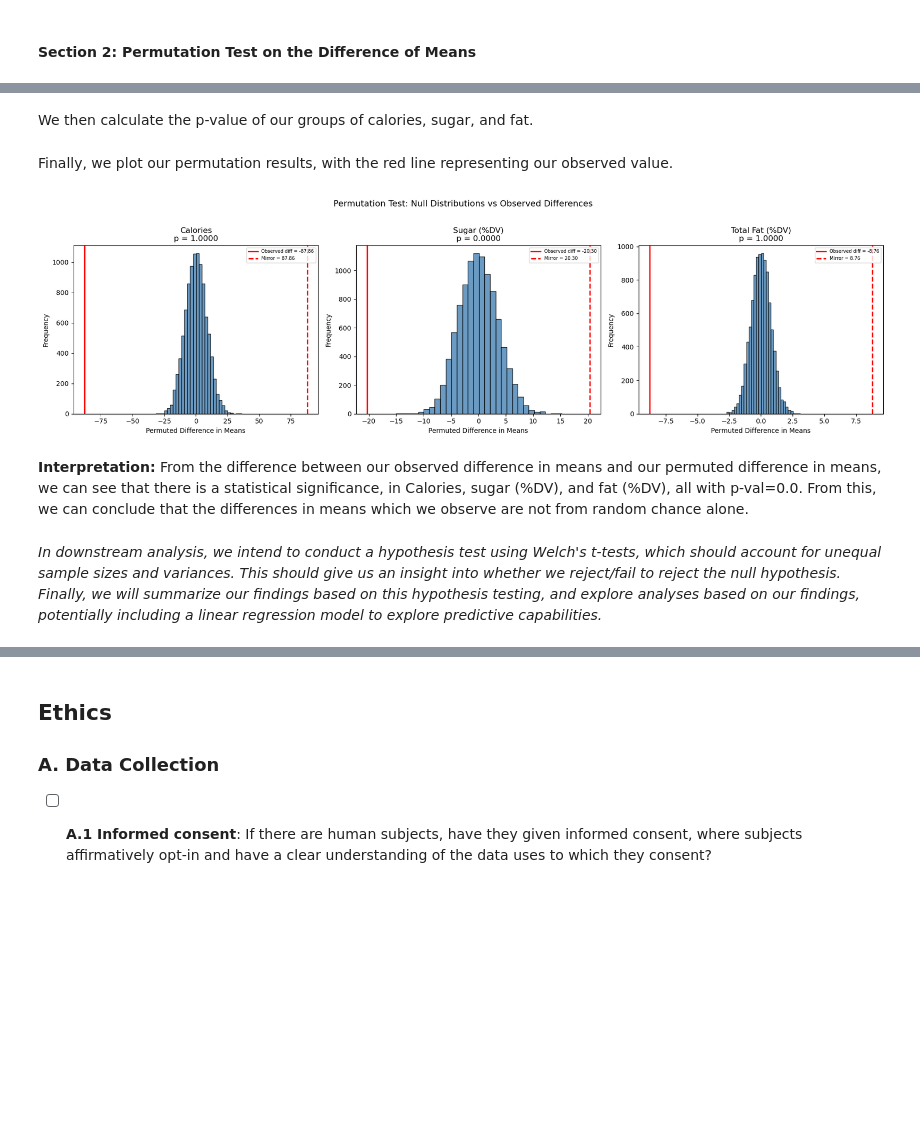
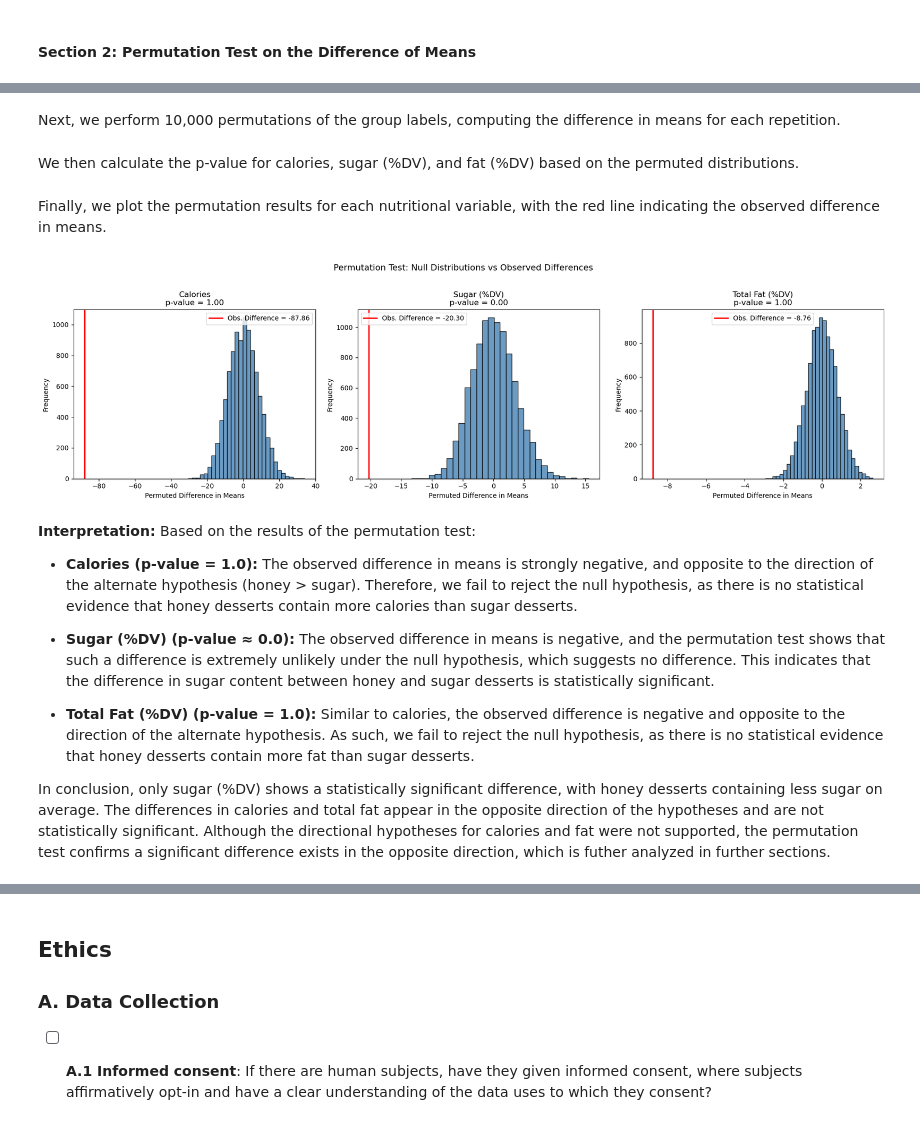
Before and after one commit to COGS108/Group047_WI26, a Jupyter notebook: 03-FinalProject.ipynb, the cells around one changed output, grey strips where cells are left out. Saved outputs shown, nothing was run; the diff lists cells and outputs as text; code cells hidden in the pictures; blank space fills up the shorter version.

```diff
--- a/03-FinalProject.ipynb
+++ b/03-FinalProject.ipynb
@@ -608,7 +610,7 @@ ax.set_title('Number of Recipes by Primary Sweetener')
 ax.set_xlabel('Primary Sweetener')
 ax.set_ylabel('Count')
 for i, v in enumerate(counts.values):
-    ax.text(i, v + 50, f'{v:,}', ha='center', fontweight='bold')
+    ax.text(i, v + 100, f'{v:,}', ha='center')
 plt.tight_layout()
 plt.show()
 # %% [output]
@@ -649,7 +651,7 @@ Despite this, given that both groups have sufficient sample sizes (n=750 for hon
 # %% [markdown]
 Finally, we examine whether calories, sugar (%DV), and total fat (%DV) are correlated with one another. If the metrics are highly correlated, we would not want to treat them as independent of each other, as it would skew our inferential results.
 # %%
-fig, ax = plt.subplots(figsize=(6, 5))
+fig, ax = plt.subplots(figsize=(6, 4))
 corr = eda_df[metrics].corr()
 sns.heatmap(corr, annot=True, fmt='.2f', cmap='coolwarm',
             ax=ax, vmin=-1, vmax=1, square=True)
@@ -743,3 +761,5 @@ Next, we will permute the groups, doing so with 10,000 repetitions.
+# %% [markdown]
+Next, we perform 10,000 permutations of the group labels, computing the difference in means for each repetition.
 # %%
 def diff_in_means(y, group):
     y = np.array(y)
@@ -759,39 +779,41 @@ perm_diff_calories = np.array(permutation_test_diff_means(desserts["calories"].v
 perm_diff_sugar = np.array(permutation_test_diff_means(desserts["sugar (%DV)"].values, desserts["only_honey"].values.astype(bool)))
 perm_diff_fat = np.array(permutation_test_diff_means(desserts["total_fat (%DV)"].values, desserts["only_honey"].values.astype(bool)))
 # %% [markdown]
-We then calculate the p-value of our groups of calories, sugar, and fat.
+We then calculate the p-value for calories, sugar (%DV), and fat (%DV) based on the permuted distributions.
 # %%
 p_val_calories = np.mean(perm_diff_calories >= obs_diff_means_cal)
 p_val_sugar = np.mean(np.abs(perm_diff_sugar) >= np.abs(obs_diff_means_sugar))
 p_val_fat = np.mean(perm_diff_fat >= obs_diff_means_fat)
 # %% [markdown]
-Finally, we plot our permutation results, with the red line representing our observed value.
+Finally, we plot the permutation results for each nutritional variable, with the red line indicating the observed difference in means.
 # %%
 fig, axes = plt.subplots(1, 3, figsize=(18, 5))
-
-perm_data = [
-    (perm_diff_calories, obs_diff_means_cal, 'Calories', p_val_calories),
-    (perm_diff_sugar,    obs_diff_means_sugar, 'Sugar (%DV)', p_val_sugar),
-    (perm_diff_fat,      obs_diff_means_fat,   'Total Fat (%DV)', p_val_fat),
-]
+perm_data = [(perm_diff_calories, obs_diff_means_cal, 'Calories', p_val_calories),
+             (perm_diff_sugar, obs_diff_means_sugar, 'Sugar (%DV)', p_val_sugar),
+             (perm_diff_fat, obs_diff_means_fat,   'Total Fat (%DV)', p_val_fat),]
 
 for ax, (perm, obs, label, pval) in zip(axes, perm_data):
     ax.hist(perm, bins=30, edgecolor='black', color='steelblue', alpha=0.8)
-    ax.axvline(obs,  color='red',  linewidth=2, label=f'Observed diff = {obs:.2f}')
-    ax.axvline(-obs, color='red',  linewidth=2, linestyle='--', label=f'Mirror = {-obs:.2f}')
-    p_label = f'= {pval:.4f}'
-    ax.set_title(f'{label}\np {p_label}')
+    ax.axvline(obs,  color='red',  linewidth=2, label=f'Obs. Difference = {obs:0.2f}')
+    p_label = f'= {pval:.2f}'
+    ax.set_title(f'{label}\np-value {p_label}')
     ax.set_xlabel('Permuted Difference in Means')
     ax.set_ylabel('Frequency')
-    ax.legend(fontsize=7)
+    ax.legend()
 
 plt.suptitle('Permutation Test: Null Distributions vs Observed Differences',
              fontsize=13, y=1.02)
 plt.tight_layout()
 plt.show()
 # %% [output]
-[figure, old version]
+[figure, new version]
-# %% [markdown]
-**Interpretation:** From the difference between our observed difference in means and our permuted difference in means, we can see that there is a statistical significance, in Calories, sugar (%DV), and fat (%DV), all with p-val=0.0. From this, we can conclude that the differences in means which we observe are not from random chance alone.
-# %% [markdown]
-*In downstream analysis, we intend to conduct a hypothesis test using Welch's t-tests, which should account for unequal sample sizes and variances. This should give us an insight into whether we reject/fail to reject the null hypothesis. Finally, we will summarize our findings based on this hypothesis testing, and explore analyses based on our findings, potentially including a linear regression model to explore predictive capabilities.*
+# %% [markdown]
+**Interpretation:** Based on the results of the permutation test:
+
+- **Calories (p-value = 1.0):** The observed difference in means is strongly negative, and opposite to the direction of the alternate hypothesis (honey > sugar). Therefore, we fail to reject the null hypothesis, as there is no statistical evidence that honey desserts contain more calories than sugar desserts.
+
+- **Sugar (%DV) (p-value ≈ 0.0):** The observed difference in means is negative, and the permutation test shows that such a difference is extremely unlikely under the null hypothesis, which suggests no difference. This indicates that the difference in sugar content between honey and sugar desserts is statistically significant.
+
+- **Total Fat (%DV) (p-value = 1.0):** Similar to calories, the observed difference is negative and opposite to the direction of the alternate hypothesis. As such, we fail to reject the null hypothesis, as there is no statistical evidence that honey desserts contain more fat than sugar desserts.
+
+In conclusion, only sugar (%DV) shows a statistically significant difference, with honey desserts containing less sugar on average. The differences in calories and total fat appear in the opposite direction of the hypotheses and are not statistically significant. Although the directional hypotheses for calories and fat were not supported, the permutation test confirms a significant difference exists in the opposite direction, which is futher analyzed in further sections.
```
Also changed, not shown: parts of 16 cells of this notebook.
